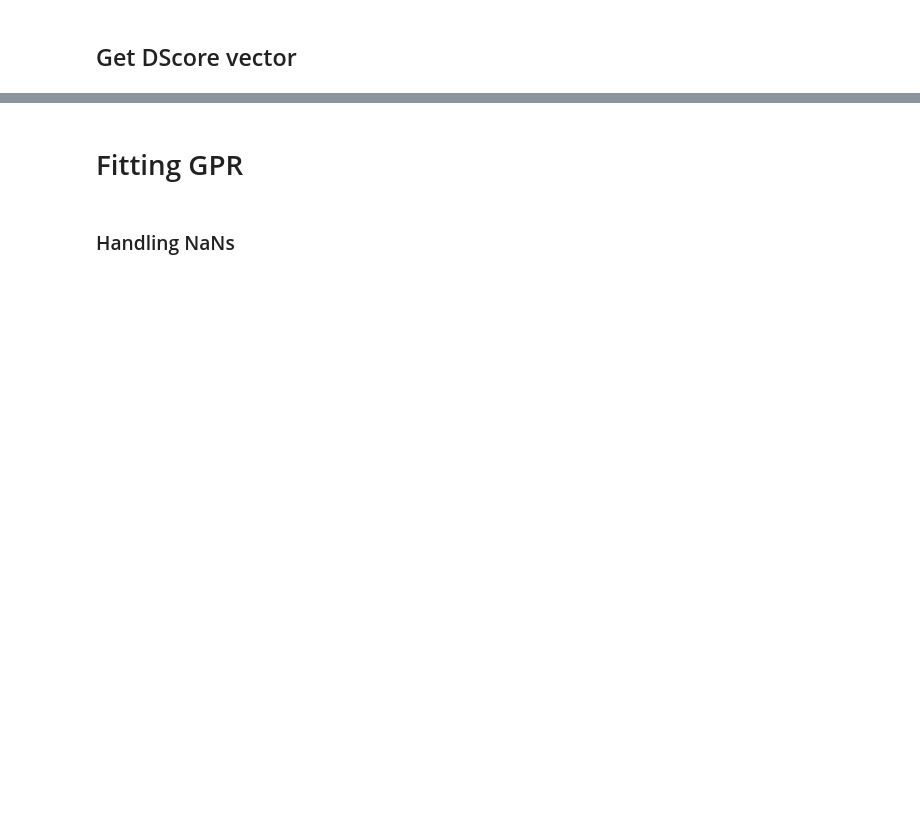
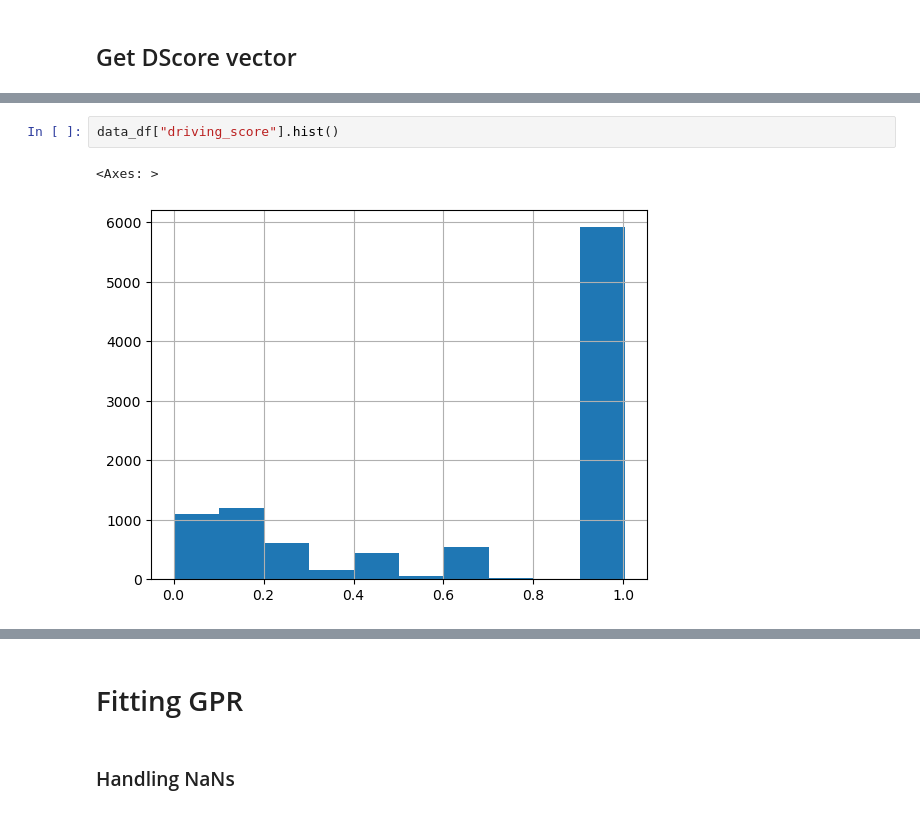
Before and after one commit to olek-osikowicz/metadrive, a Jupyter notebook: olek/analyze_rq4.ipynb, the cells around one changed output, grey strips where cells are left out. Cells and saved outputs as stored; diff of their text form; blank space fills up the shorter version.

```diff
--- a/olek/analyze_rq4.ipynb
+++ b/olek/analyze_rq4.ipynb
@@ -192,0 +271,5 @@ y.shape, y
+# %%
+data_df["driving_score"].hist()
+# %% [output]
+<Axes: >
+[figure, added]
```
Also changed, not shown: parts of 23 cells of this notebook, 1 other file.
